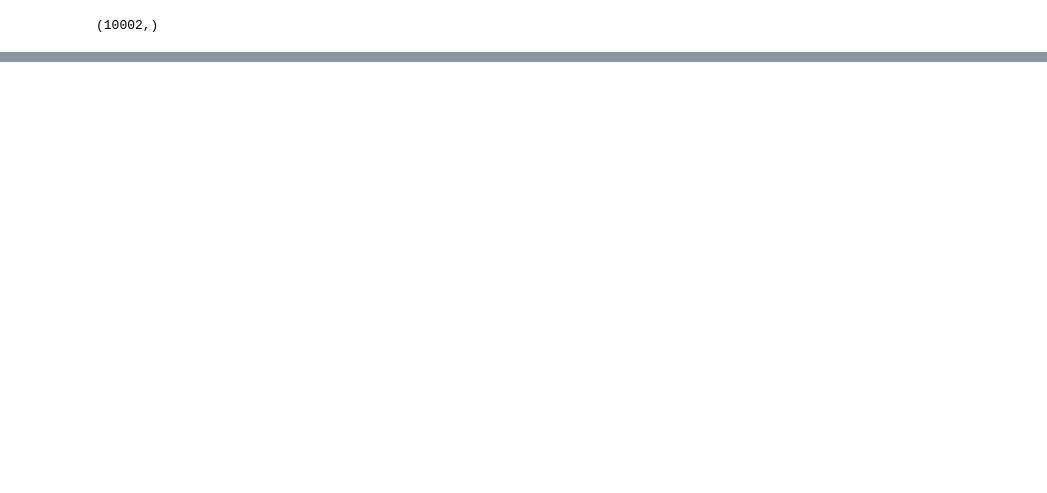
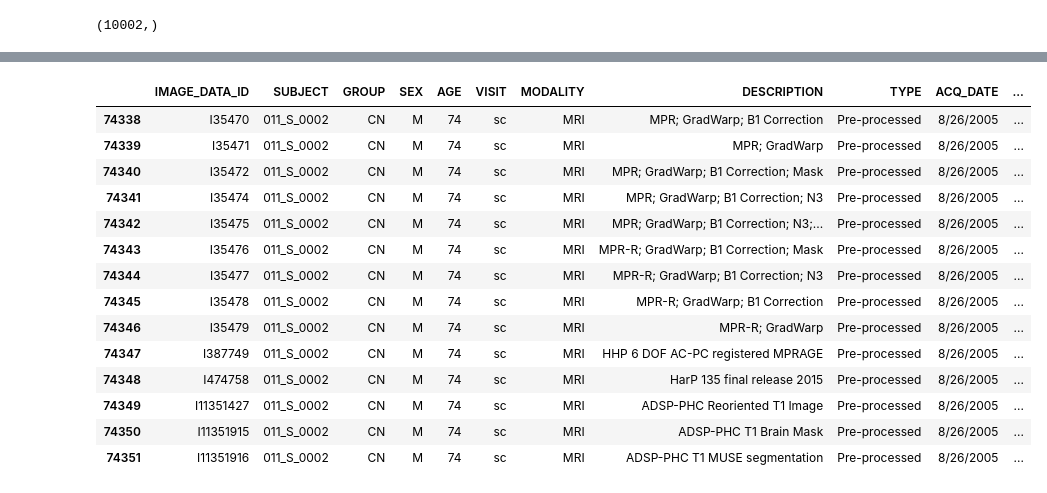
Before and after one commit to lucasthim/mmml-alzheimer-diagnosis, a Jupyter notebook: notebooks/2026_paper/20260624_reviewing_adnimerge.ipynb, the cells around one changed output, grey strips where cells are left out. Saved outputs shown, nothing was run; the diff lists cells and outputs as text; code cells hidden in the pictures; blank space fills up the shorter version.

```diff
--- a/notebooks/2026_paper/20260624_reviewing_adnimerge.ipynb
+++ b/notebooks/2026_paper/20260624_reviewing_adnimerge.ipynb
@@ -89 +168,19 @@ df_adnimerge.query("SUBJECT == '011_S_0002'").sort_values('EXAMDATE')
+# %%
+df_downloaded_mris.query("SUBJECT == '011_S_0002'") #.sort_values('EXAMDATE')
+# %% [output]
+|  | IMAGE_DATA_ID | SUBJECT | GROUP | SEX | AGE | VISIT | MODALITY | DESCRIPTION | TYPE | ACQ_DATE | ... |
+| 74338 | I35470 | 011_S_0002 | CN | M | 74 | sc | MRI | MPR; GradWarp; B1 Correction | Pre-processed | 8/26/2005 | ... |
+| 74339 | I35471 | 011_S_0002 | CN | M | 74 | sc | MRI | MPR; GradWarp | Pre-processed | 8/26/2005 | ... |
+| 74340 | I35472 | 011_S_0002 | CN | M | 74 | sc | MRI | MPR; GradWarp; B1 Correction; Mask | Pre-processed | 8/26/2005 | ... |
+| 74341 | I35474 | 011_S_0002 | CN | M | 74 | sc | MRI | MPR; GradWarp; B1 Correction; N3 | Pre-processed | 8/26/2005 | ... |
+| 74342 | I35475 | 011_S_0002 | CN | M | 74 | sc | MRI | MPR; GradWarp; B1 Correction; N3;... | Pre-processed | 8/26/2005 | ... |
+| 74343 | I35476 | 011_S_0002 | CN | M | 74 | sc | MRI | MPR-R; GradWarp; B1 Correction; Mask | Pre-processed | 8/26/2005 | ... |
+| 74344 | I35477 | 011_S_0002 | CN | M | 74 | sc | MRI | MPR-R; GradWarp; B1 Correction; N3 | Pre-processed | 8/26/2005 | ... |
+| 74345 | I35478 | 011_S_0002 | CN | M | 74 | sc | MRI | MPR-R; GradWarp; B1 Correction | Pre-processed | 8/26/2005 | ... |
+| 74346 | I35479 | 011_S_0002 | CN | M | 74 | sc | MRI | MPR-R; GradWarp | Pre-processed | 8/26/2005 | ... |
+| 74347 | I387749 | 011_S_0002 | CN | M | 74 | sc | MRI | HHP 6 DOF AC-PC registered MPRAGE | Pre-processed | 8/26/2005 | ... |
+| 74348 | I474758 | 011_S_0002 | CN | M | 74 | sc | MRI | HarP 135 final release 2015 | Pre-processed | 8/26/2005 | ... |
+| 74349 | I11351427 | 011_S_0002 | CN | M | 74 | sc | MRI | ADSP-PHC Reoriented T1 Image | Pre-processed | 8/26/2005 | ... |
+| 74350 | I11351915 | 011_S_0002 | CN | M | 74 | sc | MRI | ADSP-PHC T1 Brain Mask | Pre-processed | 8/26/2005 | ... |
+| 74351 | I11351916 | 011_S_0002 | CN | M | 74 | sc | MRI | ADSP-PHC T1 MUSE segmentation | Pre-processed | 8/26/2005 | ... |
 # %%
```
Also changed, not shown: parts of 21 cells of this notebook, 3 other files.
